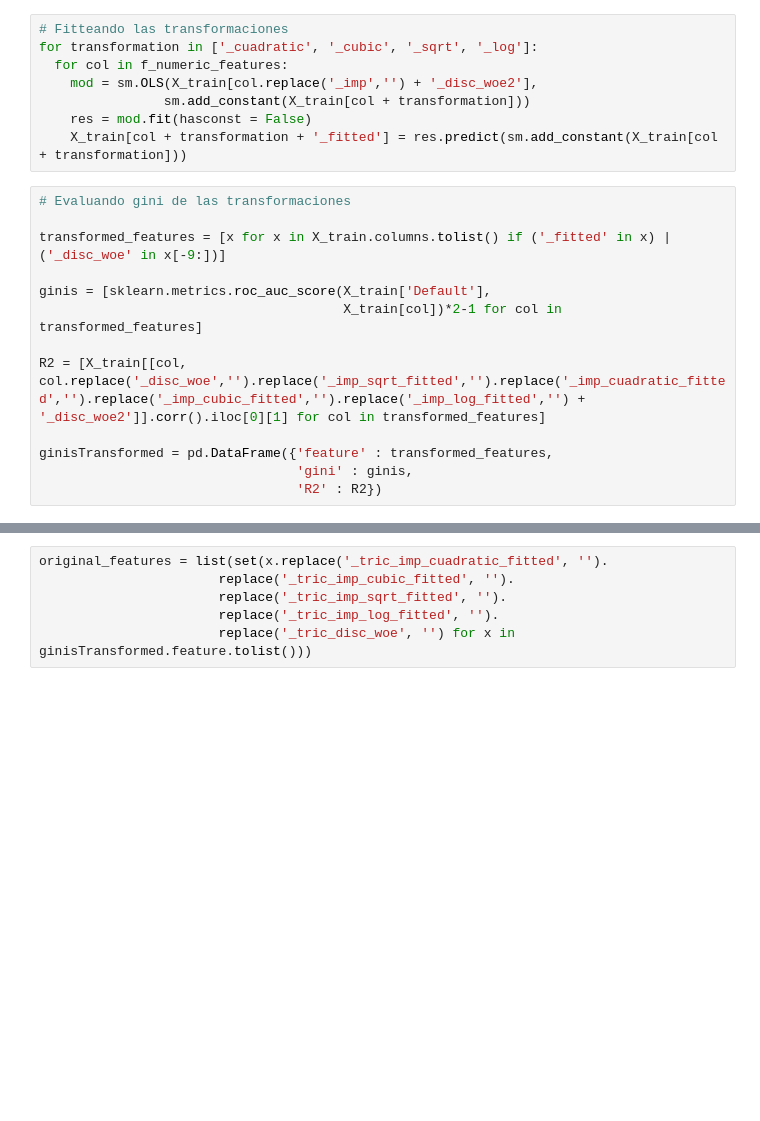
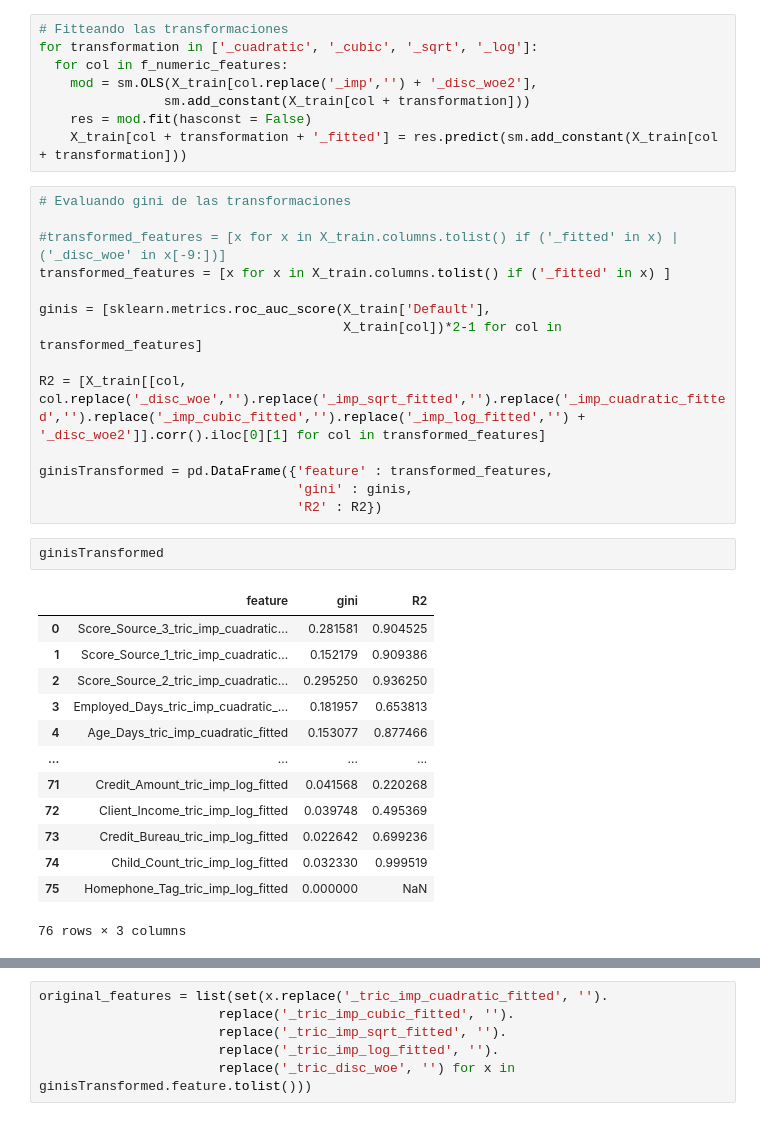
Before and after one commit to JCaballerot/Credit-Scoring, a Jupyter notebook: CreditScoring/Lab_Automobile_Loan_Default.ipynb, the cells around one changed output, grey strips where cells are left out. Drawn from its saved outputs; the diff is of its cells as text; blank space fills up the shorter version.

```diff
--- a/CreditScoring/Lab_Automobile_Loan_Default.ipynb
+++ b/CreditScoring/Lab_Automobile_Loan_Default.ipynb
@@ -990,7 +1016,8 @@ for transformation in ['_cuadratic', '_cubic', '_sqrt', '_log']:
 # %%
 # Evaluando gini de las transformaciones
 
-transformed_features = [x for x in X_train.columns.tolist() if ('_fitted' in x) | ('_disc_woe' in x[-9:])]
+#transformed_features = [x for x in X_train.columns.tolist() if ('_fitted' in x) | ('_disc_woe' in x[-9:])]
+transformed_features = [x for x in X_train.columns.tolist() if ('_fitted' in x) ]
 
 ginis = [sklearn.metrics.roc_auc_score(X_train['Default'],
                                        X_train[col])*2-1 for col in transformed_features]
@@ -1000,6 +1027,22 @@ R2 = [X_train[[col, col.replace('_disc_woe','').replace('_imp_sqrt_fitted','').r
 ginisTransformed = pd.DataFrame({'feature' : transformed_features,
                                  'gini' : ginis,
                                  'R2' : R2})
+# %%
+ginisTransformed
+# %% [output]
+|  | feature | gini | R2 |
+| 0 | Score_Source_3_tric_imp_cuadratic... | 0.281581 | 0.904525 |
+| 1 | Score_Source_1_tric_imp_cuadratic... | 0.152179 | 0.909386 |
+| 2 | Score_Source_2_tric_imp_cuadratic... | 0.295250 | 0.936250 |
+| 3 | Employed_Days_tric_imp_cuadratic_... | 0.181957 | 0.653813 |
+| 4 | Age_Days_tric_imp_cuadratic_fitted | 0.153077 | 0.877466 |
+| ... | ... | ... | ... |
+| 71 | Credit_Amount_tric_imp_log_fitted | 0.041568 | 0.220268 |
+| 72 | Client_Income_tric_imp_log_fitted | 0.039748 | 0.495369 |
+| 73 | Credit_Bureau_tric_imp_log_fitted | 0.022642 | 0.699236 |
+| 74 | Child_Count_tric_imp_log_fitted | 0.032330 | 0.999519 |
+| 75 | Homephone_Tag_tric_imp_log_fitted | 0.000000 | NaN |
+76 rows × 3 columns
 # %%
 
 ginisTransformed[ginisTransformed['feature'].str.contains("Score_Source_3")]
```
Also changed, not shown: parts of 36 cells of this notebook.
